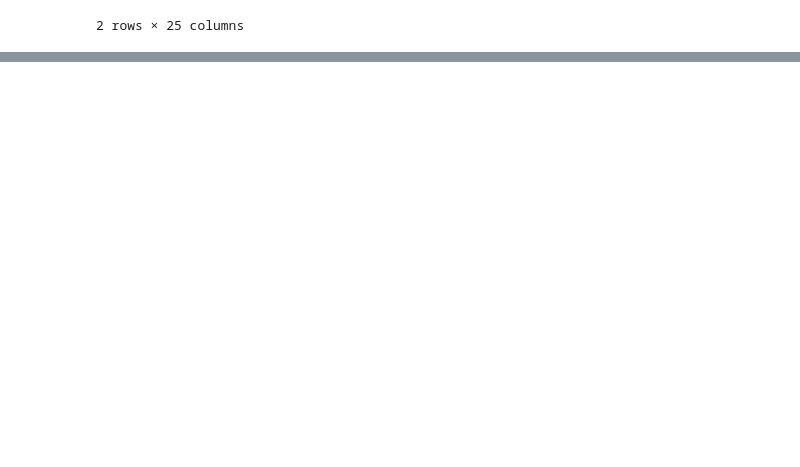
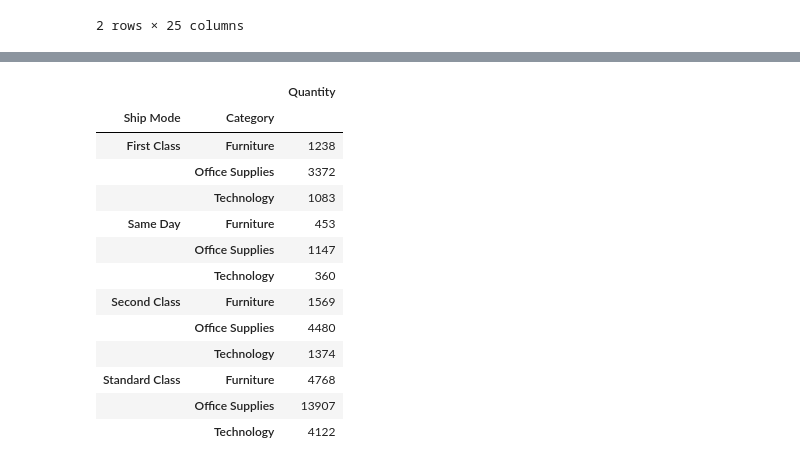
Before and after one commit to thanhENC/DA-course-UEL, a Jupyter notebook: 01. Visualization/TA-GiuaKy.ipynb, the cells around one changed output, grey strips where cells are left out. Cells and saved outputs as stored; diff of their text form; code cells hidden in the pictures; blank space fills up the shorter version.

```diff
--- a/01. Visualization/TA-GiuaKy.ipynb
+++ b/01. Visualization/TA-GiuaKy.ipynb
@@ -211,0 +249,22 @@ df[df['Order ID']=='CA-2018-100090']
+# %%
+df_ship_mode = pd.pivot_table(df,
+               index=['Ship Mode', 'Category'],
+               values=['Quantity'],
+               aggfunc=sum
+                )
+df_ship_mode
+# %% [output]
+|  |  | Quantity |
+| Ship Mode | Category |  |
+| First Class | Furniture | 1238 |
+|  | Office Supplies | 3372 |
+|  | Technology | 1083 |
+| Same Day | Furniture | 453 |
+|  | Office Supplies | 1147 |
+|  | Technology | 360 |
+| Second Class | Furniture | 1569 |
+|  | Office Supplies | 4480 |
+|  | Technology | 1374 |
+| Standard Class | Furniture | 4768 |
+|  | Office Supplies | 13907 |
+|  | Technology | 4122 |
```
Also changed, not shown: parts of 6 cells of this notebook.
